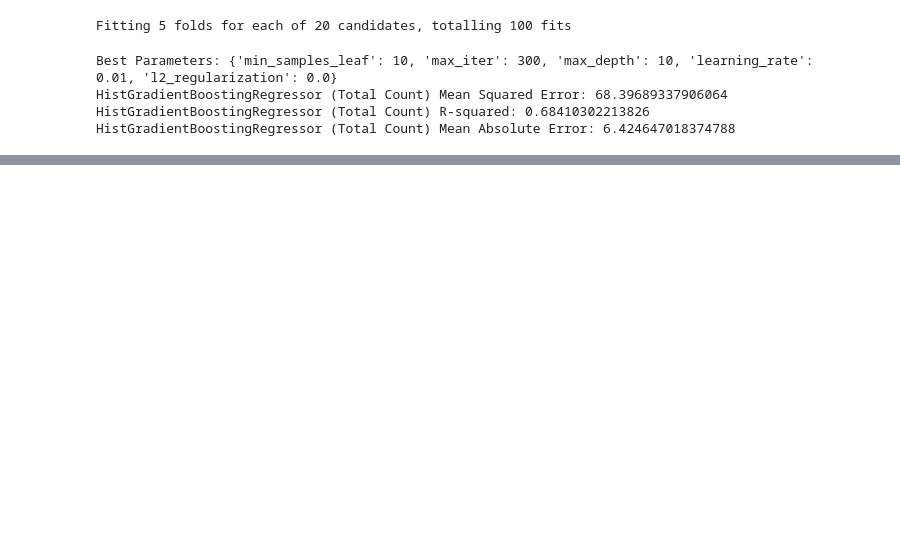
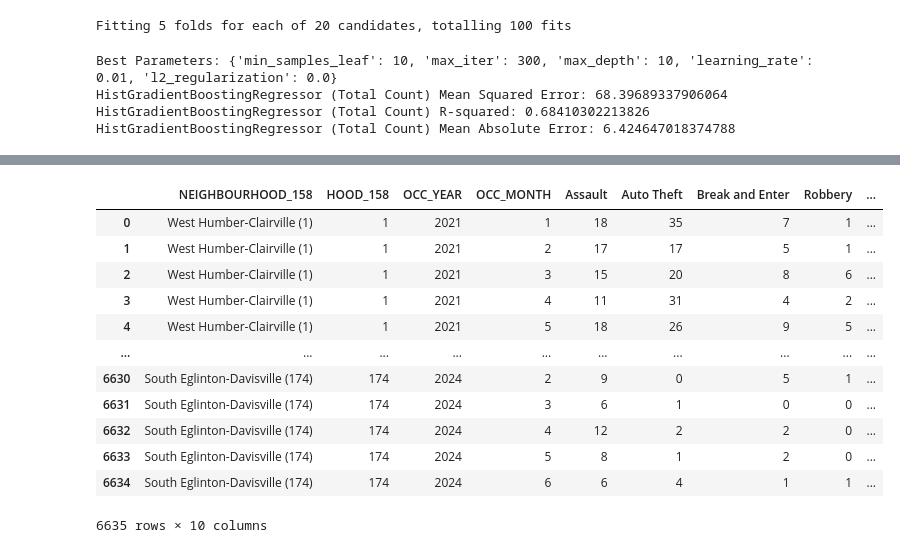
Before and after one commit to bhanotlavanya/Project_4_Crime_Prediction, a Jupyter notebook: crime_data.ipynb, the cells around one changed output, grey strips where cells are left out. Saved outputs shown, nothing was run; the diff lists cells and outputs as text; code cells hidden in the pictures; blank space fills up the shorter version.

```diff
--- a/crime_data.ipynb
+++ b/crime_data.ipynb
@@ -2190,0 +2913,22 @@ Voting Regressor (Total Count) Mean Absolute Error: 4.863727032729603
+# %%
+# prompt: Move 'NEIGHBOURHOOD_158' in front of all the other columns in the crime_by_M_Y_H dataframe
+
+# Move 'NEIGHBOURHOOD_158' to the front of the DataFrame
+cols = crime_by_M_Y_H.columns.tolist()
+cols.insert(0, cols.pop(cols.index('NEIGHBOURHOOD_158')))
+crime_by_M_Y_H = crime_by_M_Y_H[cols]
+crime_by_M_Y_H
+# %% [output]
+|  | NEIGHBOURHOOD_158 | HOOD_158 | OCC_YEAR | OCC_MONTH | Assault | Auto Theft | Break and Enter | Robbery | ... |
+| 0 | West Humber-Clairville (1) | 1 | 2021 | 1 | 18 | 35 | 7 | 1 | ... |
+| 1 | West Humber-Clairville (1) | 1 | 2021 | 2 | 17 | 17 | 5 | 1 | ... |
+| 2 | West Humber-Clairville (1) | 1 | 2021 | 3 | 15 | 20 | 8 | 6 | ... |
+| 3 | West Humber-Clairville (1) | 1 | 2021 | 4 | 11 | 31 | 4 | 2 | ... |
+| 4 | West Humber-Clairville (1) | 1 | 2021 | 5 | 18 | 26 | 9 | 5 | ... |
+| ... | ... | ... | ... | ... | ... | ... | ... | ... | ... |
+| 6630 | South Eglinton-Davisville (174) | 174 | 2024 | 2 | 9 | 0 | 5 | 1 | ... |
+| 6631 | South Eglinton-Davisville (174) | 174 | 2024 | 3 | 6 | 1 | 0 | 0 | ... |
+| 6632 | South Eglinton-Davisville (174) | 174 | 2024 | 4 | 12 | 2 | 2 | 0 | ... |
+| 6633 | South Eglinton-Davisville (174) | 174 | 2024 | 5 | 8 | 1 | 2 | 0 | ... |
+| 6634 | South Eglinton-Davisville (174) | 174 | 2024 | 6 | 6 | 4 | 1 | 1 | ... |
+6635 rows × 10 columns
```
Also changed, not shown: parts of 98 cells of this notebook.
